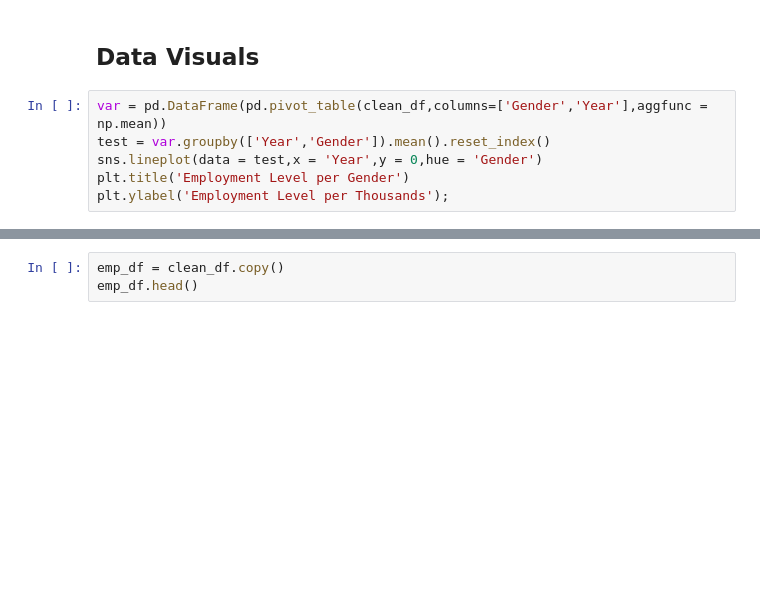
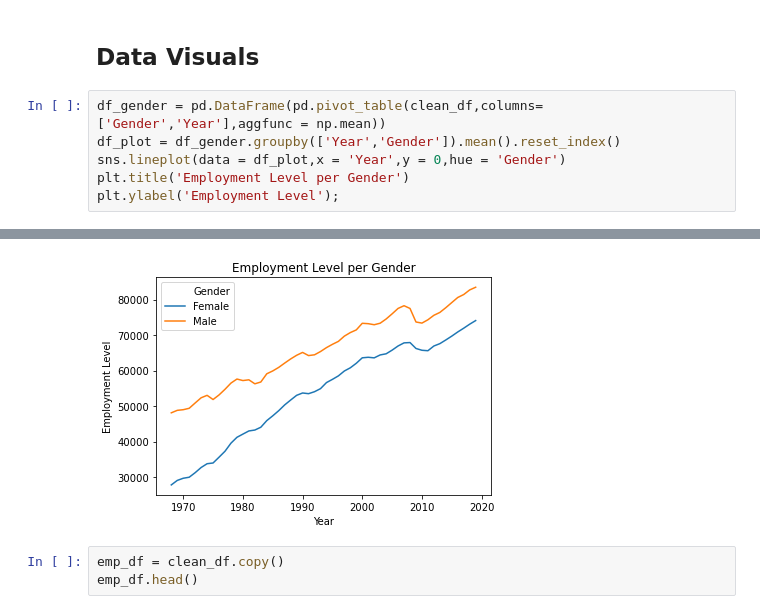
Before and after one commit to devindubin/ProjectOne, a Jupyter notebook: Lesly_25.ipynb, the cells around one changed output, grey strips where cells are left out. Drawn from its saved outputs; the diff is of its cells as text; blank space fills up the shorter version.

```diff
--- a/Lesly_25.ipynb
+++ b/Lesly_25.ipynb
@@ -100,9 +99,9 @@ clean_df.head()
 # %% [markdown]
 ## Data Visuals
 # %%
-var = pd.DataFrame(pd.pivot_table(clean_df,columns=['Gender','Year'],aggfunc = np.mean))
-test = var.groupby(['Year','Gender']).mean().reset_index()
-sns.lineplot(data = test,x = 'Year',y = 0,hue = 'Gender')
+df_gender = pd.DataFrame(pd.pivot_table(clean_df,columns=['Gender','Year'],aggfunc = np.mean))
+df_plot = df_gender.groupby(['Year','Gender']).mean().reset_index()
+sns.lineplot(data = df_plot,x = 'Year',y = 0,hue = 'Gender')
 plt.title('Employment Level per Gender')
-plt.ylabel('Employment Level per Thousands');
+plt.ylabel('Employment Level');
 # %% [output]
@@ -111,3 +108,4 @@ plt.ylabel('Employment Level per Thousands');
+[figure, added]
 # %%
 emp_df = clean_df.copy()
 emp_df.head()
```
Also changed, not shown: parts of 13 cells of this notebook.
